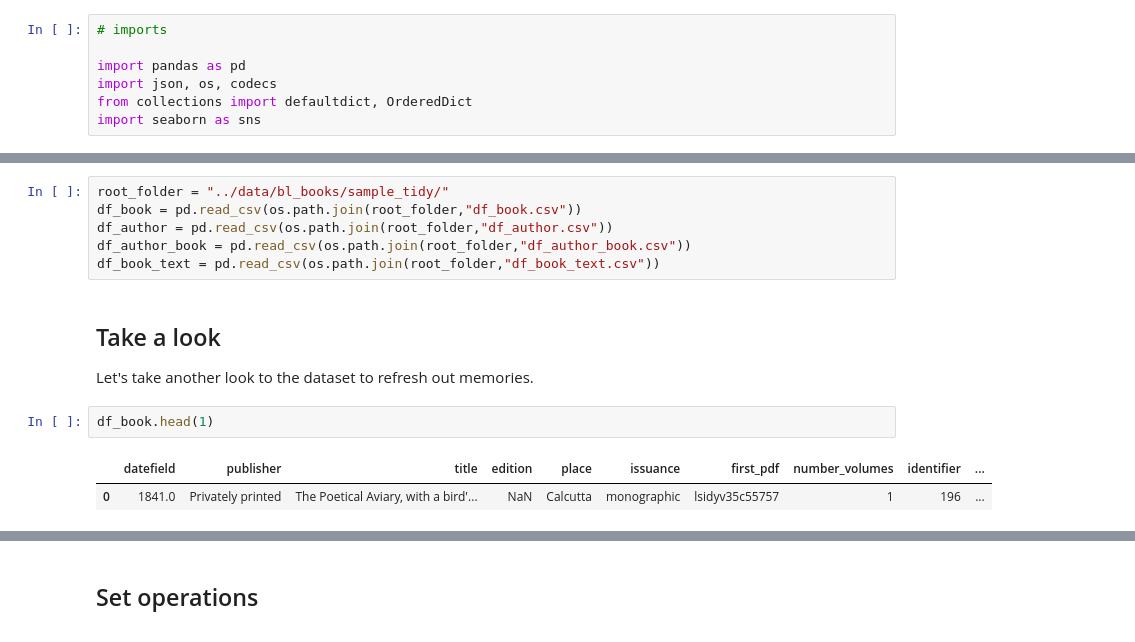
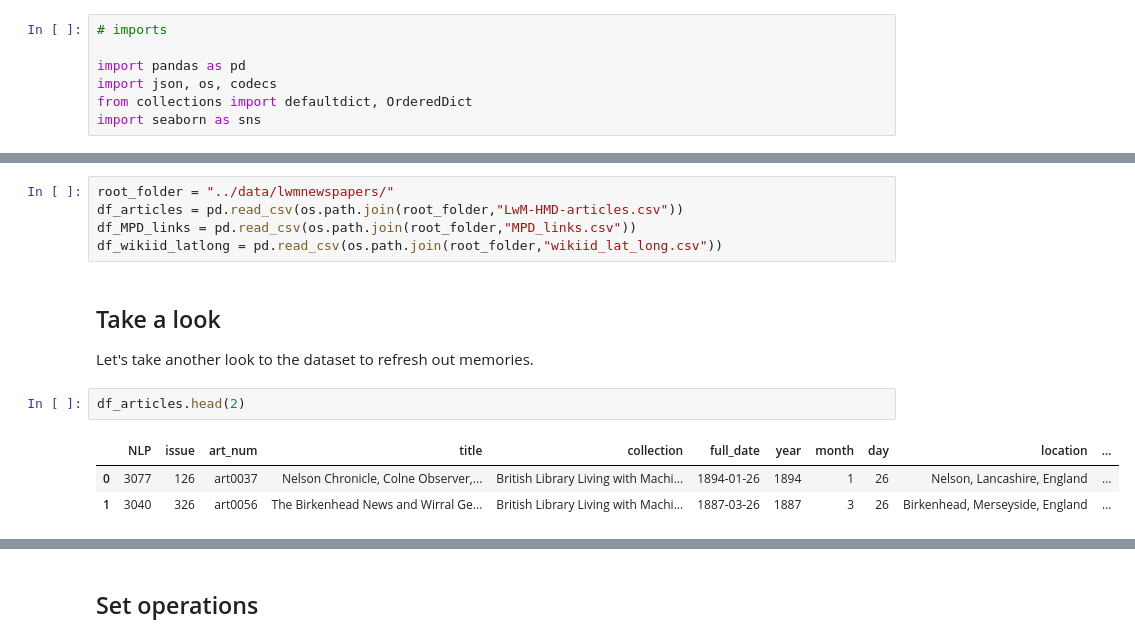
Before and after one commit to mromanello/ADA-DHOxSS, a Jupyter notebook: notebooks/2.2 Wrangling.ipynb, the cells around one changed output, grey strips where cells are left out. Saved outputs shown, nothing was run; the diff lists cells and outputs as text.

```diff
--- a/notebooks/2.2 Wrangling.ipynb
+++ b/notebooks/2.2 Wrangling.ipynb
@@ -15,14 +16,14 @@ Let us import the tidy sample dataset in memory.
 # %%
-root_folder = "../data/bl_books/sample_tidy/"
-df_book = pd.read_csv(os.path.join(root_folder,"df_book.csv"))
-df_author = pd.read_csv(os.path.join(root_folder,"df_author.csv"))
-df_author_book = pd.read_csv(os.path.join(root_folder,"df_author_book.csv"))
-df_book_text = pd.read_csv(os.path.join(root_folder,"df_book_text.csv"))
+root_folder = "../data/lwmnewspapers/"
+df_articles = pd.read_csv(os.path.join(root_folder,"LwM-HMD-articles.csv"))
+df_MPD_links = pd.read_csv(os.path.join(root_folder,"MPD_links.csv"))
+df_wikiid_latlong = pd.read_csv(os.path.join(root_folder,"wikiid_lat_long.csv"))
 # %% [markdown]
 ## Take a look
 Let's take another look to the dataset to refresh out memories.
-# %%
-df_book.head(1)
-# %% [output]
-|  | datefield | publisher | title | edition | place | issuance | first_pdf | number_volumes | identifier | ... |
-| 0 | 1841.0 | Privately printed | The Poetical Aviary, with a bird'... | NaN | Calcutta | monographic | lsidyv35c55757 | 1 | 196 | ... |
+# %%
+df_articles.head(2)
+# %% [output]
+|  | NLP | issue | art_num | title | collection | full_date | year | month | day | location | ... |
+| 0 | 3077 | 126 | art0037 | Nelson Chronicle, Colne Observer,... | British Library Living with Machi... | 1894-01-26 | 1894 | 1 | 26 | Nelson, Lancashire, England | ... |
+| 1 | 3040 | 326 | art0056 | The Birkenhead News and Wirral Ge... | British Library Living with Machi... | 1887-03-26 | 1887 | 3 | 26 | Birkenhead, Merseyside, England | ... |
```
Also changed, not shown: parts of 117 cells of this notebook.
